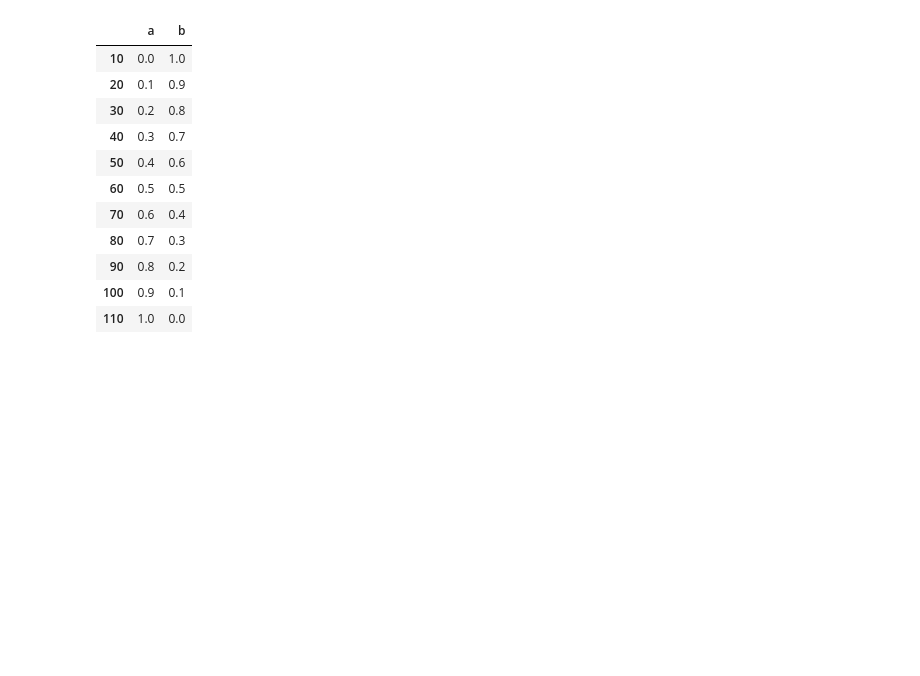
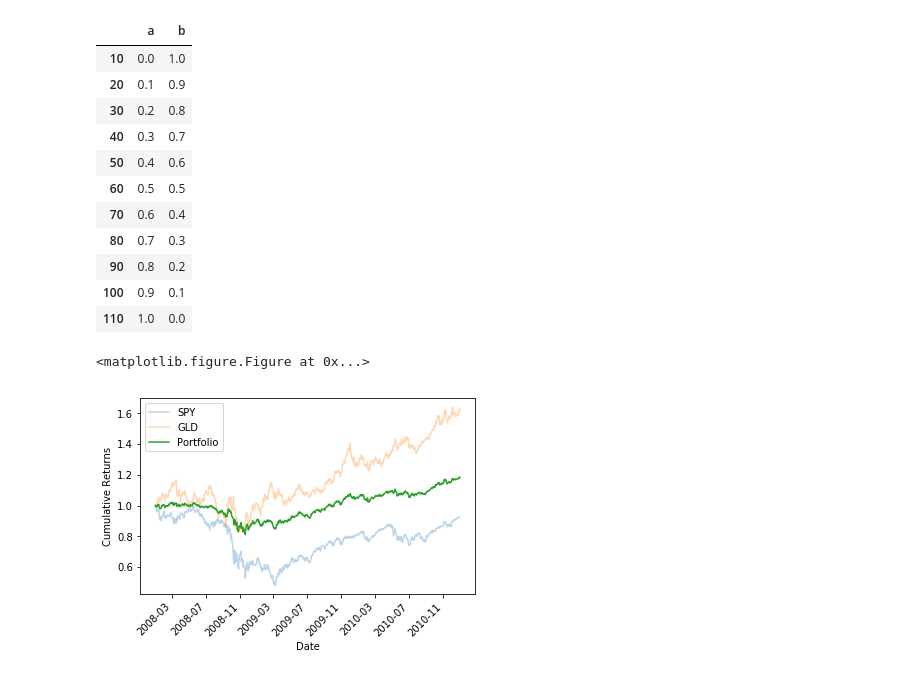
Before and after one commit to chicochico/computational-investing, a Jupyter notebook: homework1.ipynb, the cells around one changed output. Saved outputs shown, nothing was run; the diff lists cells and outputs as text; code cells hidden in the pictures; blank space fills up the shorter version.

```diff
--- a/homework1.ipynb
+++ b/homework1.ipynb
@@ -47,5 +49,24 @@ def simulate_portfolio(start_date, end_date, symbols, allocation):
     daily_returns = normalized_close_prices.copy()
     tsu.returnize0(daily_returns)
 
-    portfolio_std_deviation = daily_returns.std(0)
-    return portfolio_std_deviation
+    portfolio_returns = np.sum(daily_returns * allocation, axis=1)
+    portfolio_total = np.cumprod(portfolio_returns + 1)
+    component_total = np.cumprod(daily_returns + 1, axis=0)
+
+    plt.clf()
+    fig = plt.figure()
+    fig.add_subplot(111)
+    plt.plot(timestamps, component_total, alpha=0.3)
+    plt.plot(timestamps, portfolio_total)
+    names = symbols
+    names.append('Portfolio')
+    plt.legend(names)
+    plt.ylabel('Cumulative Returns')
+    plt.xlabel('Date')
+    fig.autofmt_xdate(rotation=45)
+    return (daily_returns, portfolio_total)
+# %%
+dr, r = simulate_portfolio(dt.datetime(2008, 1, 2), dt.datetime(2011, 1, 1), ['SPY', 'GLD'], [0.3, 0.3])
+# %% [output]
+<matplotlib.figure.Figure at 0x...>
+[figure, added]
```
Also changed, not shown: parts of 5 cells of this notebook, 2 other files.
